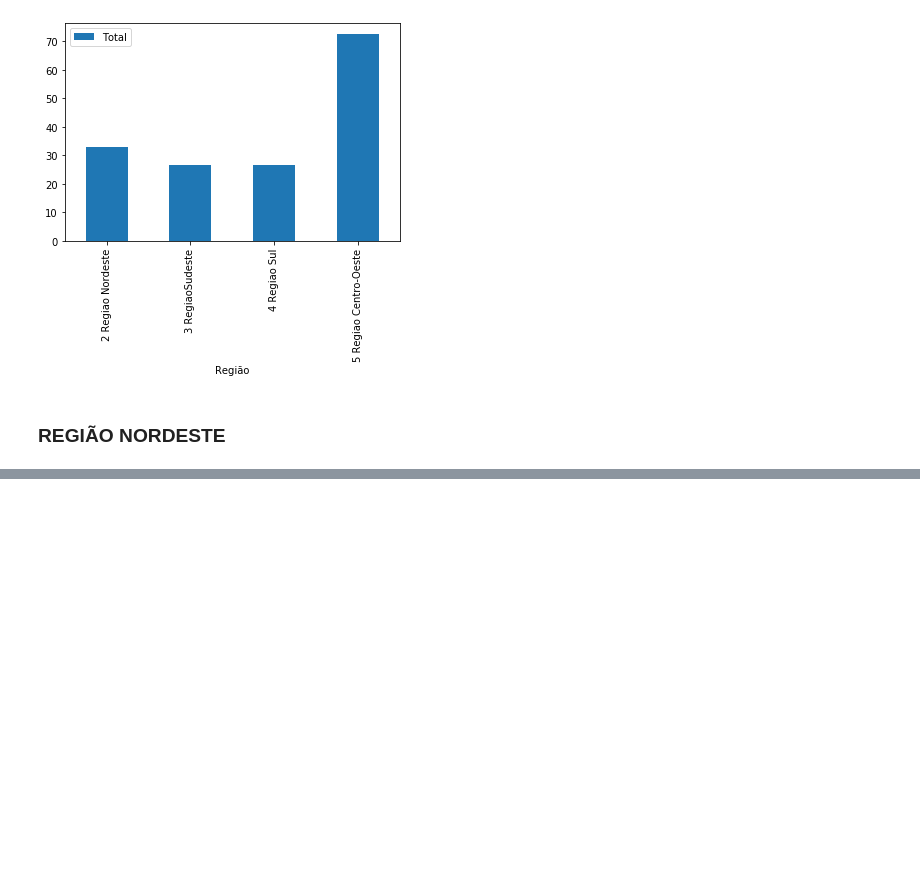
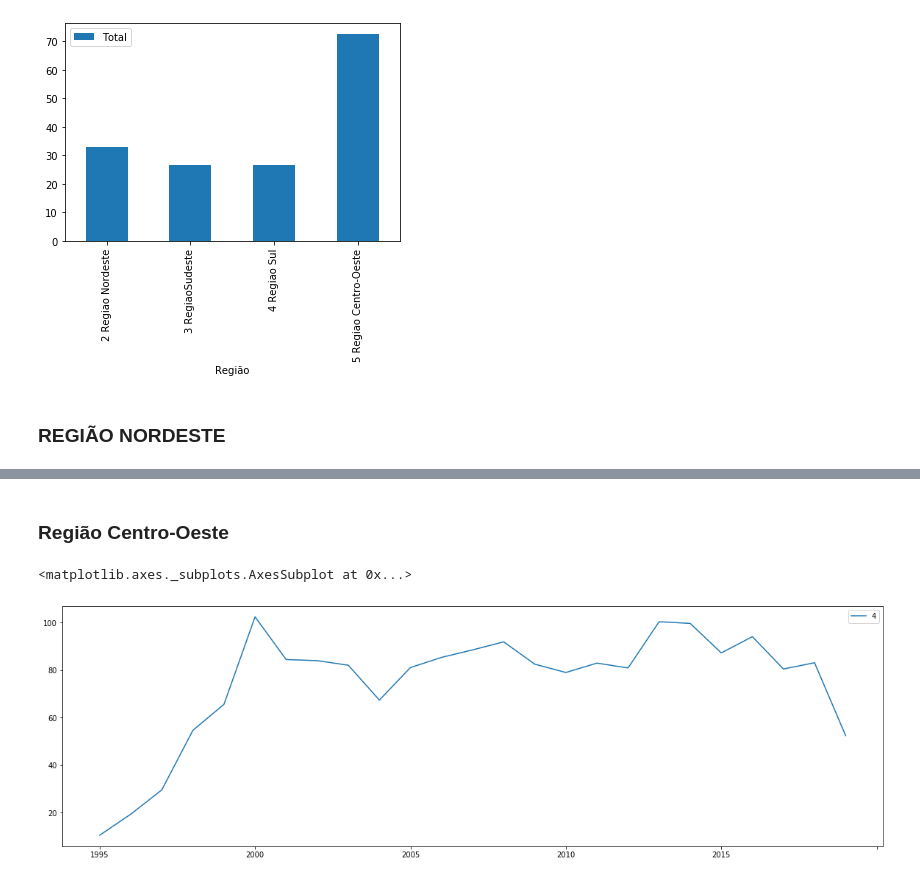
Before and after one commit to daianeklein/bootcamp-Alura, a Jupyter notebook: Desafio-Modulo2.ipynb, the cells around one changed output, grey strips where cells are left out. Saved outputs shown, nothing was run; the diff lists cells and outputs as text; code cells hidden in the pictures; blank space fills up the shorter version.

```diff
--- a/Desafio-Modulo2.ipynb
+++ b/Desafio-Modulo2.ipynb
@@ -70,0 +99,7 @@ df[['Região', 'Total']][1:-1].set_index('Região').plot(kind = 'bar')
+# %% [markdown]
+### Região Centro-Oeste
+# %%
+df[df['Região'] == '5 Regiao Centro-Oeste'].T[1:-1].plot(figsize=(20,6))
+# %% [output]
+<matplotlib.axes._subplots.AxesSubplot at 0x...>
+[figure, added]
```
Also changed, not shown: parts of 10 cells of this notebook.
